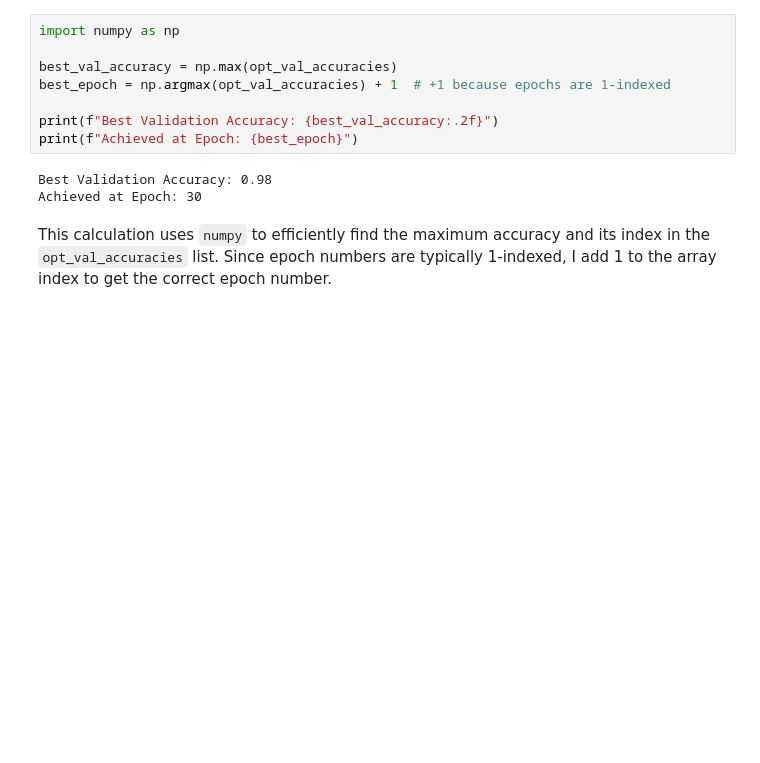
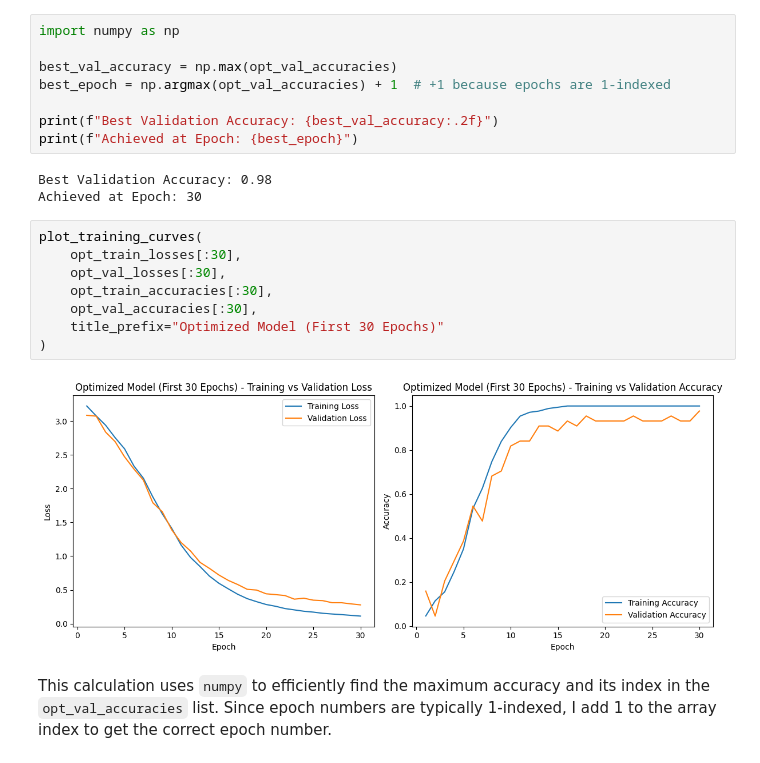
Before and after one commit to chanmyae99/resume-bert-classification, a Jupyter notebook: notebooks/03_bert_training.ipynb, the cells around one changed output. Drawn from its saved outputs; the diff is of its cells as text; blank space fills up the shorter version.

```diff
--- a/notebooks/03_bert_training.ipynb
+++ b/notebooks/03_bert_training.ipynb
@@ -874,6 +874,16 @@ print(f"Achieved at Epoch: {best_epoch}")
 # %% [output]
 Best Validation Accuracy: 0.98
 Achieved at Epoch: 30
+# %%
+plot_training_curves(
+    opt_train_losses[:30],
+    opt_val_losses[:30],
+    opt_train_accuracies[:30],
+    opt_val_accuracies[:30],
+    title_prefix="Optimized Model (First 30 Epochs)"
+)
+# %% [output]
+[figure, added]
 # %% [markdown]
 This calculation uses `numpy` to efficiently find the maximum accuracy and its index in the `opt_val_accuracies` list. Since epoch numbers are typically 1-indexed, I add 1 to the array index to get the correct epoch number.
 # %% [markdown]
```
